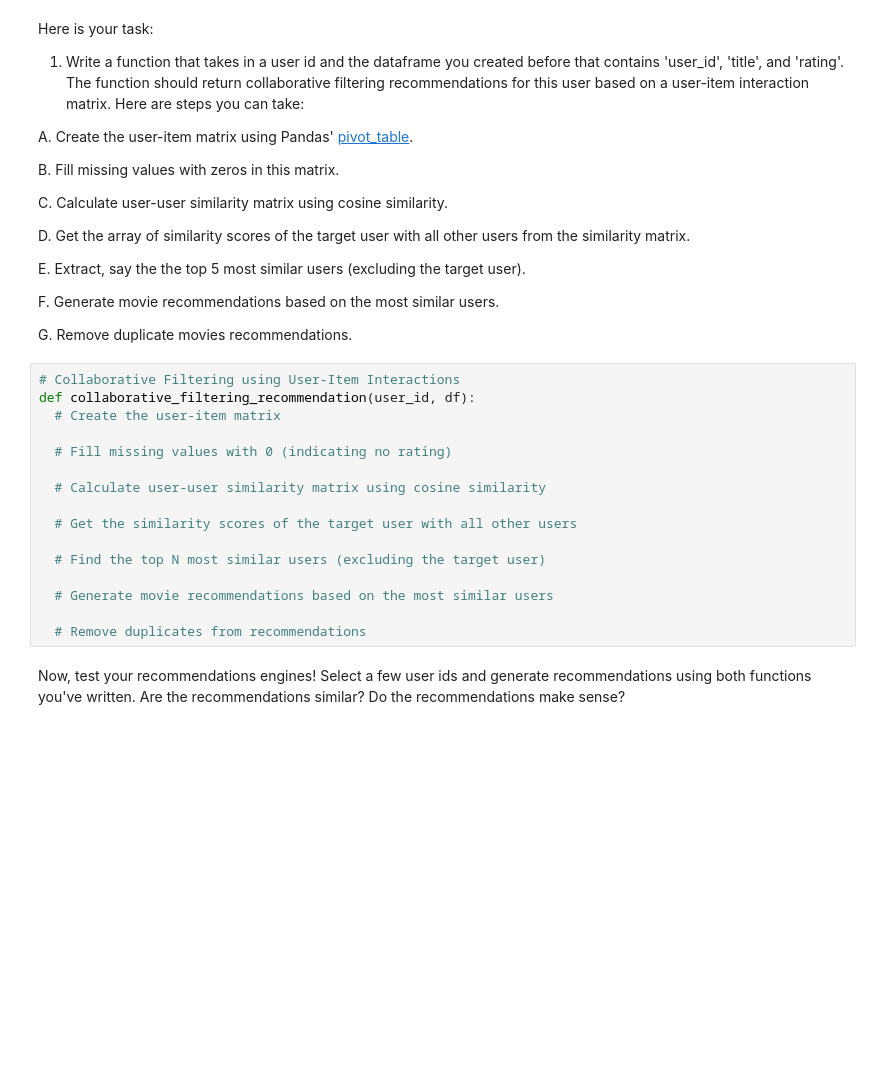
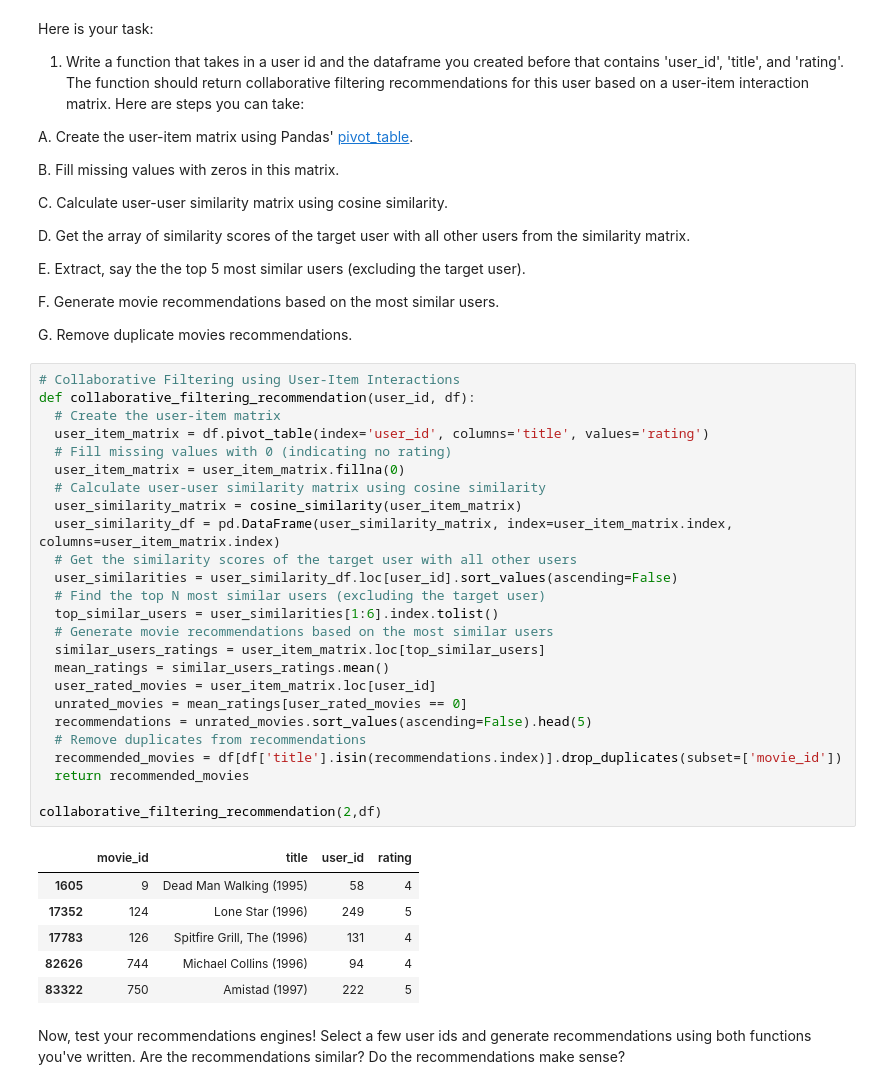
Before and after one commit to turgutcem/mec2-projects, a Jupyter notebook: Student_MLE_MiniProject_Recommendation_Engines.ipynb, the cells around one changed output. Cells and saved outputs as stored; diff of their text form; blank space fills up the shorter version.

```diff
--- a/Student_MLE_MiniProject_Recommendation_Engines.ipynb
+++ b/Student_MLE_MiniProject_Recommendation_Engines.ipynb
@@ -313,19 +304,35 @@ Here is your task:
 # %%
 # Collaborative Filtering using User-Item Interactions
 def collaborative_filtering_recommendation(user_id, df):
   # Create the user-item matrix
+  user_item_matrix = df.pivot_table(index='user_id', columns='title', values='rating')
+  # Fill missing values with 0 (indicating no rating)
+  user_item_matrix = user_item_matrix.fillna(0)
+  # Calculate user-user similarity matrix using cosine similarity
+  user_similarity_matrix = cosine_similarity(user_item_matrix)
+  user_similarity_df = pd.DataFrame(user_similarity_matrix, index=user_item_matrix.index, columns=user_item_matrix.index)
+  # Get the similarity scores of the target user with all other users
+  user_similarities = user_similarity_df.loc[user_id].sort_values(ascending=False)
+  # Find the top N most similar users (excluding the target user)
+  top_similar_users = user_similarities[1:6].index.tolist()
+  # Generate movie recommendations based on the most similar users
+  similar_users_ratings = user_item_matrix.loc[top_similar_users]
+  mean_ratings = similar_users_ratings.mean()
+  user_rated_movies = user_item_matrix.loc[user_id]
+  unrated_movies = mean_ratings[user_rated_movies == 0]
+  recommendations = unrated_movies.sort_values(ascending=False).head(5)
+  # Remove duplicates from recommendations
+  recommended_movies = df[df['title'].isin(recommendations.index)].drop_duplicates(subset=['movie_id'])
+  return recommended_movies
 
-  # Fill missing values with 0 (indicating no rating)
-
-  # Calculate user-user similarity matrix using cosine similarity
-
-  # Get the similarity scores of the target user with all other users
-
-  # Find the top N most similar users (excluding the target user)
-
-  # Generate movie recommendations based on the most similar users
-
-  # Remove duplicates from recommendations
+collaborative_filtering_recommendation(2,df)
+# %% [output]
+|  | movie_id | title | user_id | rating |
+| 1605 | 9 | Dead Man Walking (1995) | 58 | 4 |
+| 17352 | 124 | Lone Star (1996) | 249 | 5 |
+| 17783 | 126 | Spitfire Grill, The (1996) | 131 | 4 |
+| 82626 | 744 | Michael Collins (1996) | 94 | 4 |
+| 83322 | 750 | Amistad (1997) | 222 | 5 |
 # %% [markdown]
 Now, test your recommendations engines! Select a few user ids and generate recommendations using both functions you've written. Are the recommendations similar? Do the recommendations make sense?
 # %%
```
Also changed, not shown: parts of 2 cells of this notebook.
